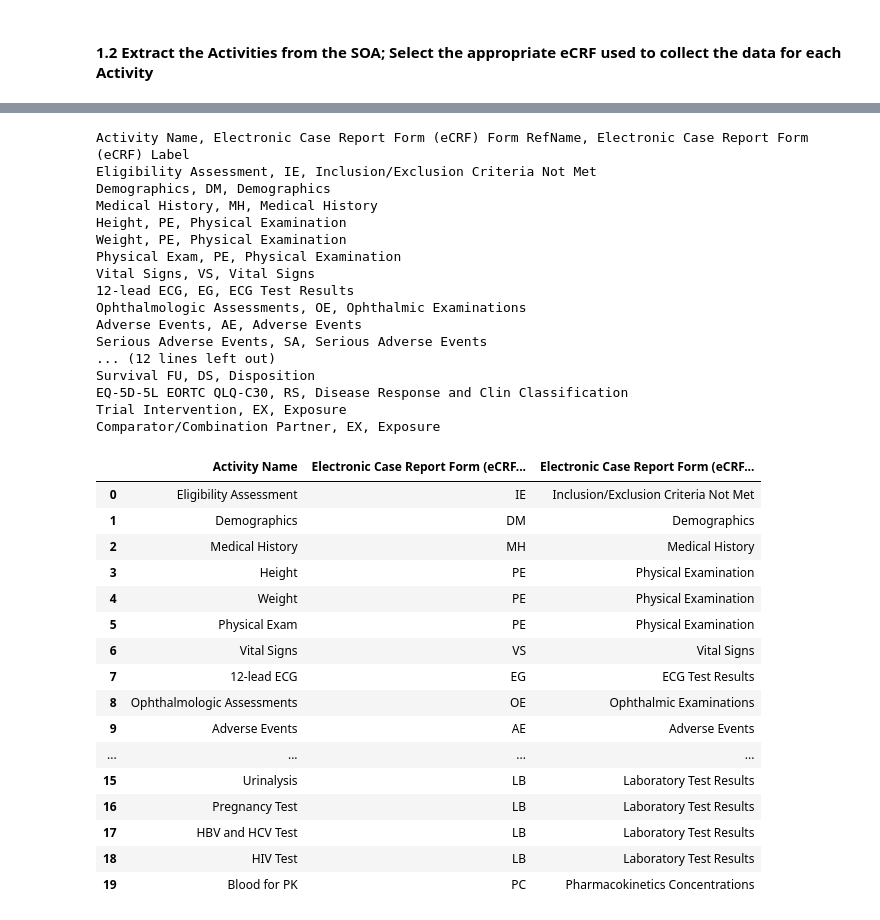
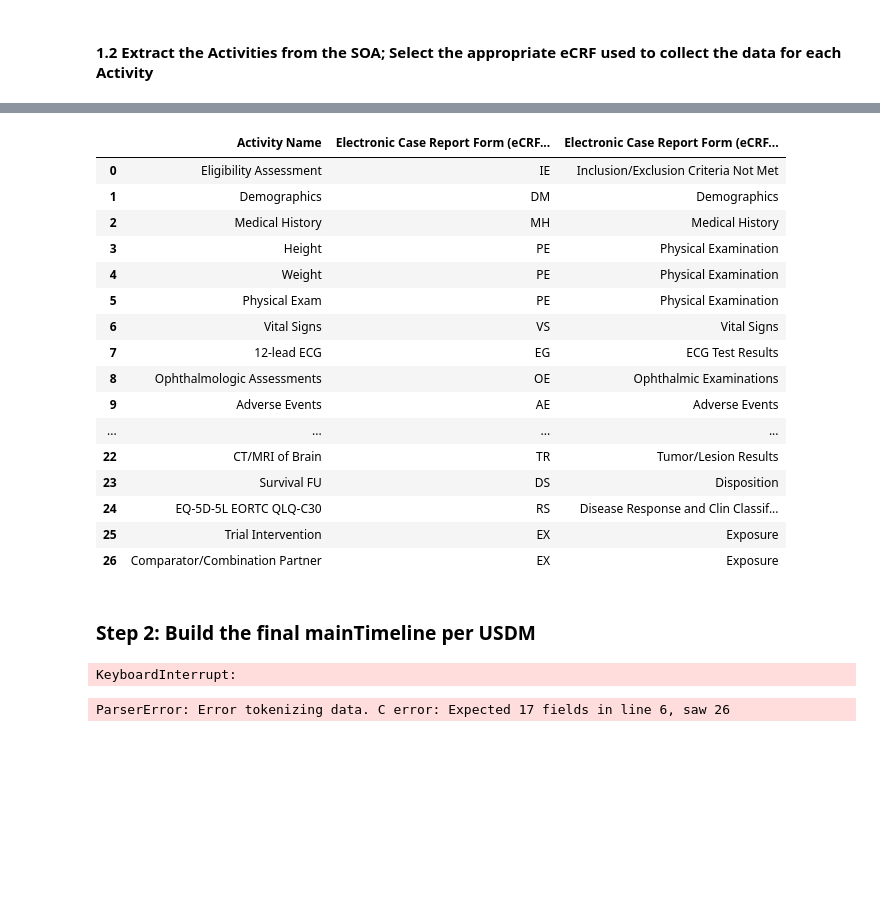
Before and after one commit to conrad-kurowski/scdm_workshop_2024, a Jupyter notebook: study_build_automation_activity.ipynb, the cells around one changed output, grey strips where cells are left out. Cells and saved outputs as stored; diff of their text form; code cells hidden in the pictures; blank space fills up the shorter version.

Commit message:
Update study build automation activity

```diff
--- a/study_build_automation_activity.ipynb
+++ b/study_build_automation_activity.ipynb
@@ -231,0 +293,26 @@ Answer:
+# %%
+# use StringIO to read the output text as a CSV
+extracted_activities_forms = response.choices[0].message.content
+extracted_activities_forms_io = StringIO(extracted_activities_forms)
+activities_forms_df = pd.read_csv(extracted_activities_forms_io, sep = ",", header = 0)
+activities_forms_df.head(n=30)
+# %% [output]
+|  | Activity Name | Electronic Case Report Form (eCRF... | Electronic Case Report Form (eCRF... |
+| 0 | Eligibility Assessment | IE | Inclusion/Exclusion Criteria Not Met |
+| 1 | Demographics | DM | Demographics |
+| 2 | Medical History | MH | Medical History |
+| 3 | Height | PE | Physical Examination |
+| 4 | Weight | PE | Physical Examination |
+| 5 | Physical Exam | PE | Physical Examination |
+| 6 | Vital Signs | VS | Vital Signs |
+| 7 | 12-lead ECG | EG | ECG Test Results |
+| 8 | Ophthalmologic Assessments | OE | Ophthalmic Examinations |
+| 9 | Adverse Events | AE | Adverse Events |
+| ... | ... | ... | ... |
+| 22 | CT/MRI of Brain | TR | Tumor/Lesion Results |
+| 23 | Survival FU | DS | Disposition |
+| 24 | EQ-5D-5L EORTC QLQ-C30 | RS | Disease Response and Clin Classif... |
+| 25 | Trial Intervention | EX | Exposure |
+| 26 | Comparator/Combination Partner | EX | Exposure |
+# %% [markdown]
+### Step 2: Build the final mainTimeline per USDM
@@ -237,7 +377,7 @@ response = client.chat.completions.create(
         {"role": "user", "content": [
             {
                 "type": "text",
-                "text": activity_to_form_prompt
+                "text": main_Timeline_prompt
             },
             {
                 "type": "image_url",
@@ -270,47 +410,14 @@ response = client.chat.completions.create(
 )
 
 #print(response)
-extracted_activities_forms = response.choices[0].message.content
 print(response.choices[0].message.content)
 # %% [output]
-Activity Name, Electronic Case Report Form (eCRF) Form RefName, Electronic Case Report Form (eCRF) Label
-Eligibility Assessment, IE, Inclusion/Exclusion Criteria Not Met
-Demographics, DM, Demographics
-Medical History, MH, Medical History
-Height, PE, Physical Examination
-Weight, PE, Physical Examination
-Physical Exam, PE, Physical Examination
-Vital Signs, VS, Vital Signs
-12-lead ECG, EG, ECG Test Results
-Ophthalmologic Assessments, OE, Ophthalmic Examinations
-Adverse Events, AE, Adverse Events
-Serious Adverse Events, SA, Serious Adverse Events
-... (12 lines left out)
-Survival FU, DS, Disposition
-EQ-5D-5L EORTC QLQ-C30, RS, Disease Response and Clin Classification
-Trial Intervention, EX, Exposure
-Comparator/Combination Partner, EX, Exposure
+KeyboardInterrupt:
 # %%
-# use StringIO to read the output text as a CSV
-extracted_activities_forms = response.choices[0].message.content
-extracted_activities_forms_io = StringIO(extracted_activities_forms)
-activities_forms_df = pd.read_csv(extracted_activities_forms_io, sep = ",", header = 0)
-activities_forms_df.head(n=20)
+main_timeline = response.choices[0].message.content
+main_timeline_io = StringIO(main_timeline)
+main_timeline_df = pd.read_csv(main_timeline_io, sep = ",", header = None)
+#main_timeline_df.fillna('')
+main_timeline_df.head(n=100)
 # %% [output]
-|  | Activity Name | Electronic Case Report Form (eCRF... | Electronic Case Report Form (eCRF... |
-| 0 | Eligibility Assessment | IE | Inclusion/Exclusion Criteria Not Met |
-| 1 | Demographics | DM | Demographics |
-| 2 | Medical History | MH | Medical History |
-| 3 | Height | PE | Physical Examination |
-| 4 | Weight | PE | Physical Examination |
-| 5 | Physical Exam | PE | Physical Examination |
-| 6 | Vital Signs | VS | Vital Signs |
-| 7 | 12-lead ECG | EG | ECG Test Results |
-| 8 | Ophthalmologic Assessments | OE | Ophthalmic Examinations |
-| 9 | Adverse Events | AE | Adverse Events |
-| ... | ... | ... | ... |
-| 15 | Urinalysis | LB | Laboratory Test Results |
-| 16 | Pregnancy Test | LB | Laboratory Test Results |
-| 17 | HBV and HCV Test | LB | Laboratory Test Results |
-| 18 | HIV Test | LB | Laboratory Test Results |
-| 19 | Blood for PK | PC | Pharmacokinetics Concentrations |
+ParserError: Error tokenizing data. C error: Expected 17 fields in line 6, saw 26
```
Also changed, not shown: parts of 3 cells of this notebook.
